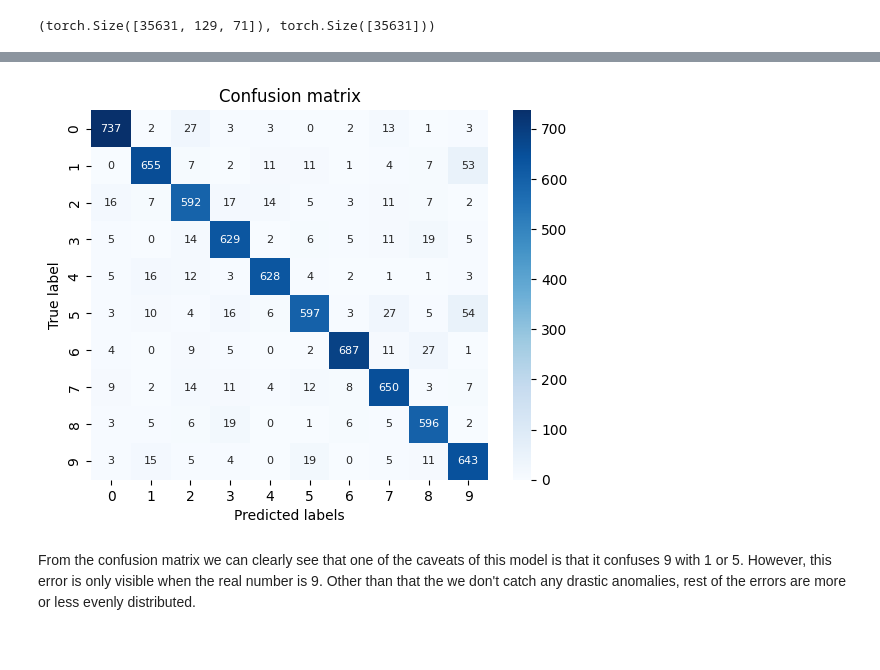
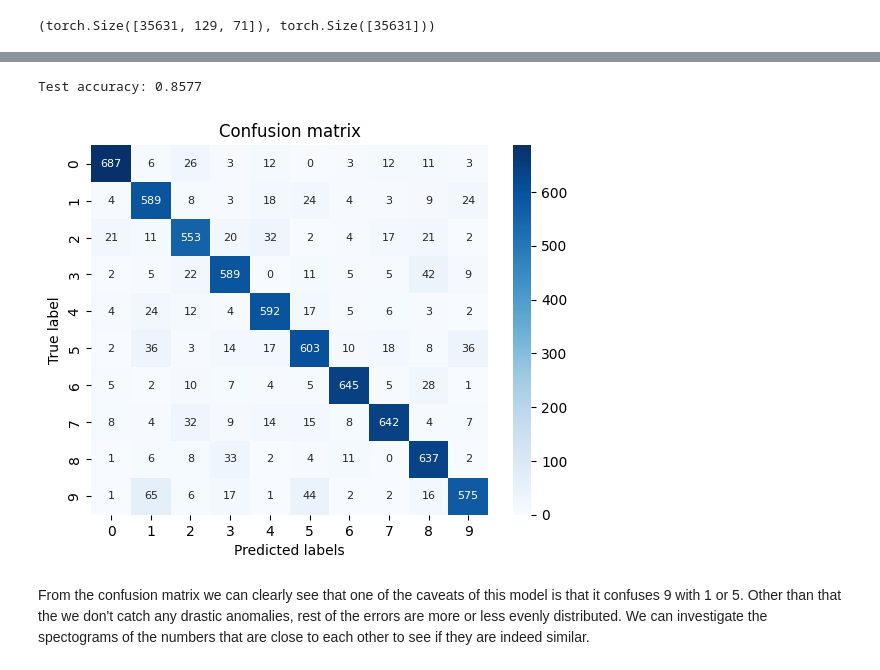
Before and after one commit to Hedrekao/mal2, a Jupyter notebook: assignment_1/ass1_torch.ipynb, the cells around one changed output, grey strips where cells are left out. Saved outputs shown, nothing was run; the diff lists cells and outputs as text; code cells hidden in the pictures.

Commit message:
feat: plotting spectograms and optimizing hyperparams and regularization of fully connected network

```diff
--- a/assignment_1/ass1_torch.ipynb
+++ b/assignment_1/ass1_torch.ipynb
@@ -73,10 +74,6 @@ class FCNet(nn.Module):
     def __init_weights(self, m):
         if isinstance(m, nn.Linear):
             torch.nn.init.kaiming_normal_(m.weight)
-# %%
-# if possible transfer the model to the GPU
-model = FCNet()
-model = model.to(device)
 # %%
 n_train = len(subsets[0].indices)
 n_val = len(subsets[1].indices)
@@ -157,0 +141,19 @@ Epoch 12 - Accuracy: 0.8821 - Loss: 0.3481 - Val Loss: 0.4919, Val accuracy: 0.8
+# %%
+fcn_hyperparams = {
+    'n_epochs': 30,
+    'lr': 0.001,
+    'scheduler_patience': 4,
+    'scheduler_factor': 0.5,
+    'early_stop_patience': 6,
+    'weight_decay': 0.1
+}
+# %%
+# if possible transfer the model to the GPU
+fcn = FCNet()
+fcn = fcn.to(device)
+
+# we use the AdamW optimizer and reduce the learning rate on plateau after 3 epochs without improvement
+optimizer = torch.optim.AdamW(fcn.parameters(), lr=fcn_hyperparams['lr'], weight_decay=fcn_hyperparams['weight_decay'])
+scheduler = torch.optim.lr_scheduler.ReduceLROnPlateau(optimizer, patience=fcn_hyperparams['scheduler_patience'], factor=fcn_hyperparams['scheduler_factor'])
+# %%
+train(fcn, optimizer, scheduler, fcn_hyperparams['n_epochs'], fcn_hyperparams['early_stop_patience'])
@@ -180,22 +218,9 @@ Test accuracy: 0.9001
-# %%
-import seaborn as sns
-import matplotlib.pyplot as plt
-
-
-# ploting the confusion matrix
-# we use seaborn to plot the confusion matrix
-# we display the number of cases in each cell of the matrix
-
-sns.heatmap(confusion_matrix, annot=True, annot_kws={"size": 8}, fmt='g', cmap='Blues')
-
-plt.xlabel("Predicted labels")
-plt.ylabel("True label")
-
-plt.title("Confusion matrix")
-
-plt.show()
-# %% [output]
-[figure, removed]
+# %%
+evaluate_model(fcn, dataset='test')
+# %% [output]
+Test accuracy: 0.8577
+[figure, added]
 # %% [markdown]
 From the confusion matrix we can clearly see that one of the caveats of this model is that it confuses 9 with 1 or 5.
-However, this error is only visible when the real number is 9. Other than that the we don't catch any drastic anomalies, rest of the errors are more or less evenly distributed.
+Other than that the we don't catch any drastic anomalies, rest of the errors are more or less evenly distributed.
+We can investigate the spectograms of the numbers that are close to each other to see if they are indeed similar.
```
Also changed, not shown: parts of 9 cells of this notebook.
